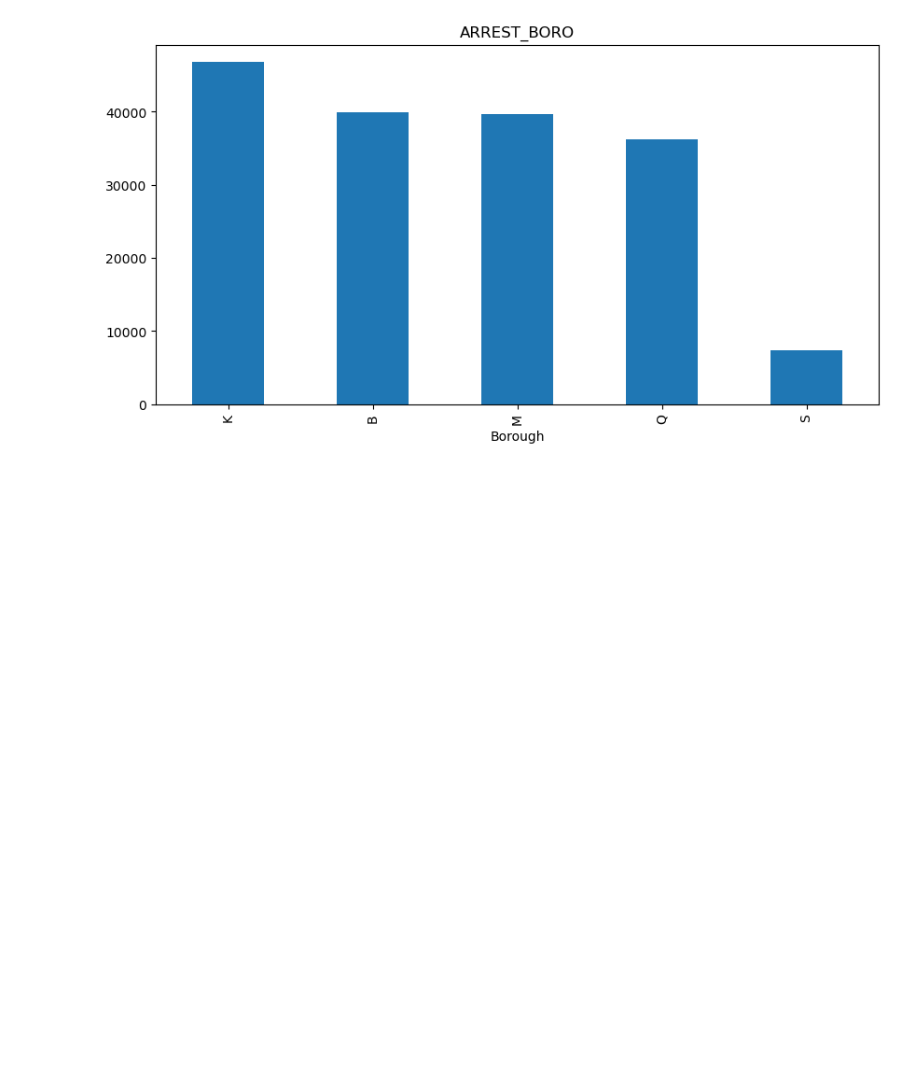
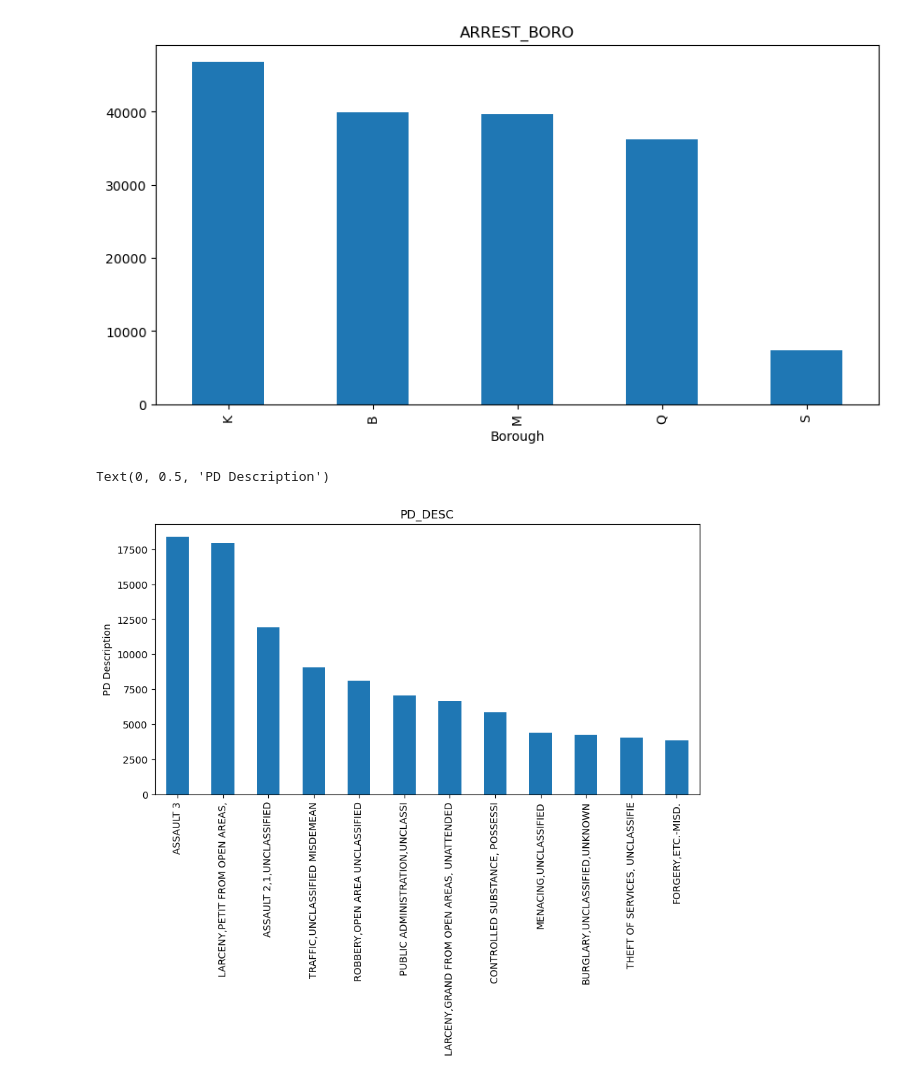
Before and after one commit to Inderjito/Midterm-Project, a Jupyter notebook: nypd_arrest.ipynb, the cells around one changed output. Drawn from its saved outputs; the diff is of its cells as text; code cells hidden in the pictures; blank space fills up the shorter version.

```diff
--- a/nypd_arrest.ipynb
+++ b/nypd_arrest.ipynb
@@ -200,3 +200,11 @@ plt.xlabel('Borough')
 # %% [output]
 Text(0.5, 0, 'Borough')
 [figure]
+# %%
+#visualize PD_DESC top 12 value counts in descending order
+df  ['PD_DESC'].value_counts().head(12).plot(kind='bar', figsize=(10,5))
+plt.title('PD_DESC')
+plt.ylabel('PD Description')
+# %% [output]
+Text(0, 0.5, 'PD Description')
+[figure, added]
```
Also changed, not shown: parts of 3 cells of this notebook.
